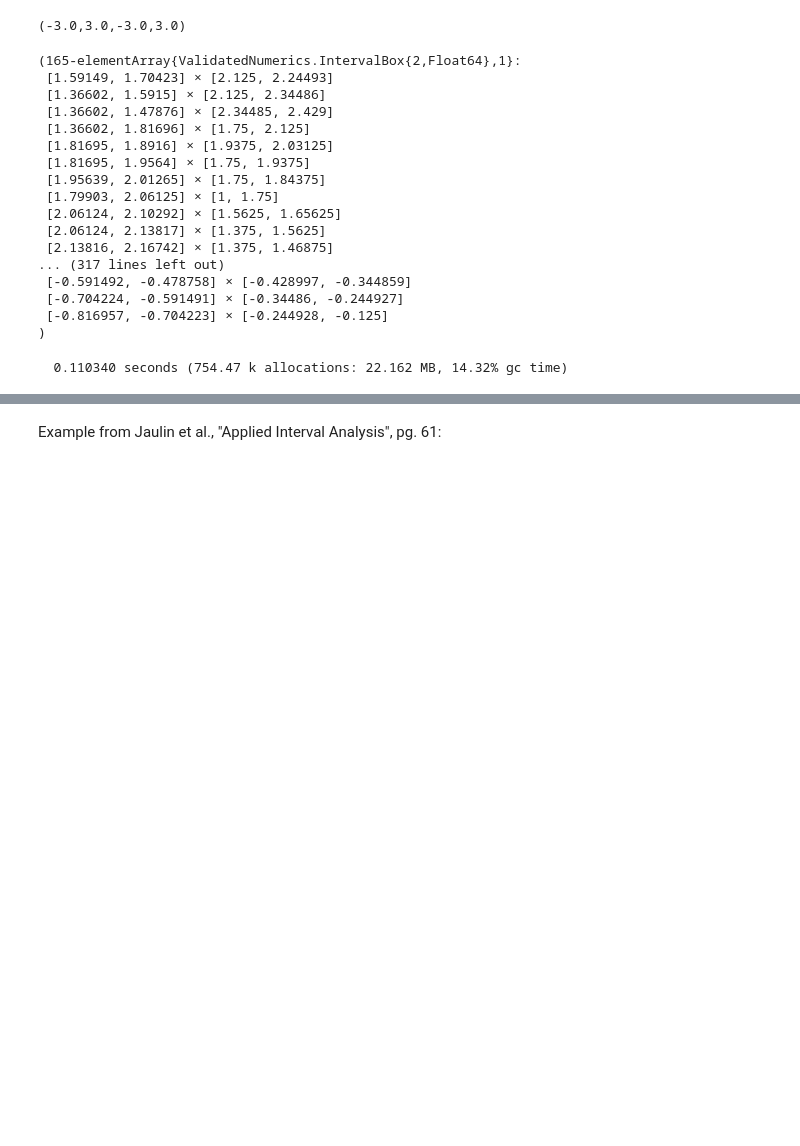
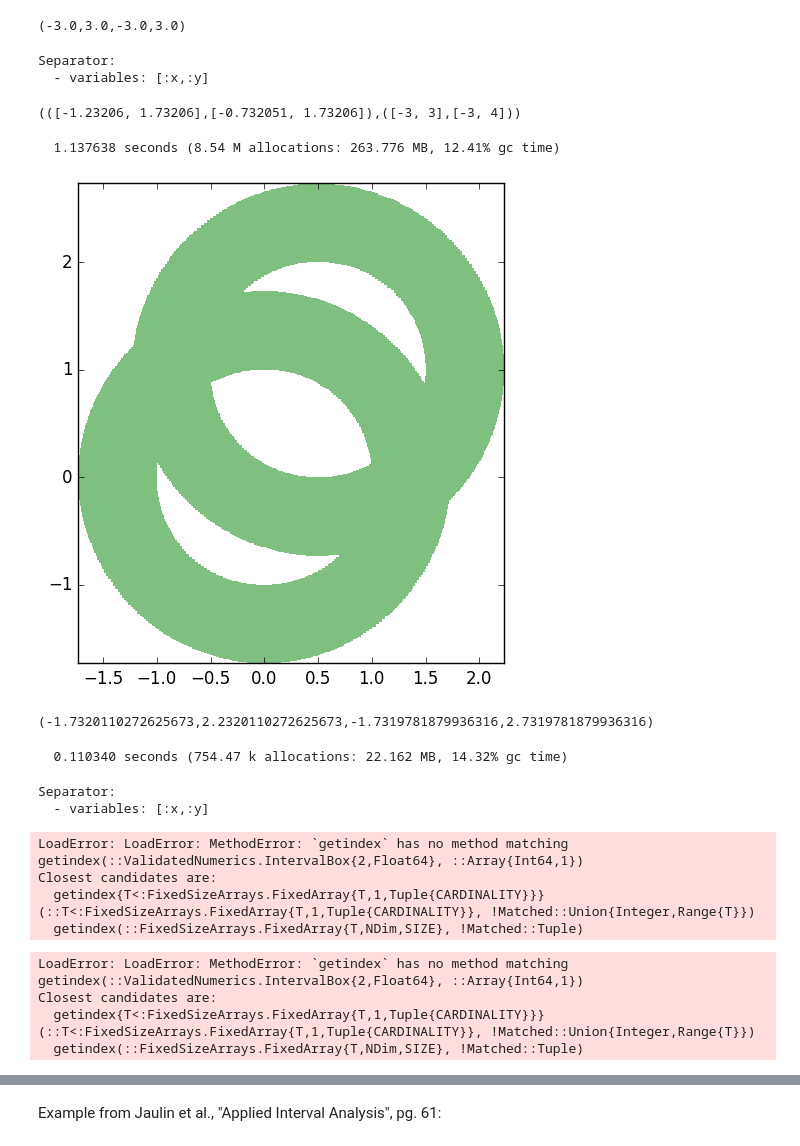
Before and after one commit to JuliaIntervals/IntervalConstraintProgramming.jl, a Jupyter notebook: examples/Set inversion with separators examples.ipynb, the cells around one changed output, grey strips where cells are left out. Saved outputs shown, nothing was run; the diff lists cells and outputs as text; code cells hidden in the pictures; blank space fills up the shorter version.

```diff
--- a/examples/Set inversion with separators examples.ipynb
+++ b/examples/Set inversion with separators examples.ipynb
@@ -145,7 +143,7 @@ S3 =  @constraint 1 <= (x-0.5)^2 + (y-1)^2 <= 3
 S3c = !S3  # complement
 
 Y = IntervalBox(-3..3, -3..3)
-inner, boundary = set_inversion(S3c, Y, ldexp(1., -5))
+inner, boundary = setinverse(S3c, Y, ldexp(1., -5))
 draw(inner)
 # %% [output]
 [figure]
@@ -155,34 +153,28 @@ setprecision(Interval, Float64)
 X = IntervalBox(-3..3, -3..4)
 S2 = @constraint 1 <= x^2 + y^2 <= 3
 S4 = @constraint 1 <= (x-0.5)^2 + (y-1)^2 <= 3
-S24 = S2 ∪ S4
-
-inner, boundary = set_inversion(S24, X, ldexp(1., -1))
-#draw(inner, boundary)
-draw(inner)
-axis("image")
+S24 = S2 ∩ S4
+# %% [output]
+Separator:
+  - variables: [:x,:y]
+# %%
+S24(X)
+# %% [output]
+(([-1.23206, 1.73206],[-0.732051, 1.73206]),([-3, 3],[-3, 4]))
+# %%
+@time inner, boundary = setinverse(S24, X, ldexp(1., -5));
+#draw(inner, boundary)
+draw(inner)
+axis("image")
+# %% [output]
+  1.137638 seconds (8.54 M allocations: 263.776 MB, 12.41% gc time)
+[figure, added]
+(-1.7320110272625673,2.2320110272625673,-1.7319781879936316,2.7319781879936316)
 # %%
 X = IntervalBox(-100..100, -100..100)
 S4 = @constraint 1 <= (x-0.5)^2 + (y-1)^2 <= 3
-inner, boundary = set_inversion(S4, X, ldexp(1., -3));
+inner, boundary = setinverse(S4, X, ldexp(1., -3));
 #draw(inner)
 #axis("image")
+;
-# %% [output]
-(165-elementArray{ValidatedNumerics.IntervalBox{2,Float64},1}:
- [1.59149, 1.70423] × [2.125, 2.24493]
- [1.36602, 1.5915] × [2.125, 2.34486]
- [1.36602, 1.47876] × [2.34485, 2.429]
- [1.36602, 1.81696] × [1.75, 2.125]
- [1.81695, 1.8916] × [1.9375, 2.03125]
- [1.81695, 1.9564] × [1.75, 1.9375]
- [1.95639, 2.01265] × [1.75, 1.84375]
- [1.79903, 2.06125] × [1, 1.75]
- [2.06124, 2.10292] × [1.5625, 1.65625]
- [2.06124, 2.13817] × [1.375, 1.5625]
- [2.13816, 2.16742] × [1.375, 1.46875]
-... (317 lines left out)
- [-0.591492, -0.478758] × [-0.428997, -0.344859]
- [-0.704224, -0.591491] × [-0.34486, -0.244927]
- [-0.816957, -0.704223] × [-0.244928, -0.125]
-)
 # %%
@@ -195,9 +187,25 @@ X = IntervalBox(-3..3, -3..4)
 S2 = @constraint 1 <= x^2 + y^2 <= 3
 S4 = @constraint 1 <= (x-0.5)^2 + (y-1)^2 <= 3
 S24 = S2 ∩ S4
-inner, boundary = set_inversion(S24, X, ldexp(1., -2))
-draw(inner)
-axis("image")
+# %% [output]
+Separator:
+  - variables: [:x,:y]
+# %%
+S24(X)
+# %% [output]
+LoadError: LoadError: MethodError: `getindex` has no method matching getindex(::ValidatedNumerics.IntervalBox{2,Float64}, ::Array{Int64,1})
+Closest candidates are:
+  getindex{T<:FixedSizeArrays.FixedArray{T,1,Tuple{CARDINALITY}}}(::T<:FixedSizeArrays.FixedArray{T,1,Tuple{CARDINALITY}}, !Matched::Union{Integer,Range{T}})
+  getindex(::FixedSizeArrays.FixedArray{T,NDim,SIZE}, !Matched::Tuple)
+# %%
+inner, boundary = setinverse(S24, X, ldexp(1., -2))
+draw(inner)
+axis("image")
+# %% [output]
+LoadError: LoadError: MethodError: `getindex` has no method matching getindex(::ValidatedNumerics.IntervalBox{2,Float64}, ::Array{Int64,1})
+Closest candidates are:
+  getindex{T<:FixedSizeArrays.FixedArray{T,1,Tuple{CARDINALITY}}}(::T<:FixedSizeArrays.FixedArray{T,1,Tuple{CARDINALITY}}, !Matched::Union{Integer,Range{T}})
+  getindex(::FixedSizeArrays.FixedArray{T,NDim,SIZE}, !Matched::Tuple)
 # %%
 S24 = S2 ∩ S4
 
```
Also changed, not shown: parts of 37 cells of this notebook, 10 other files.
